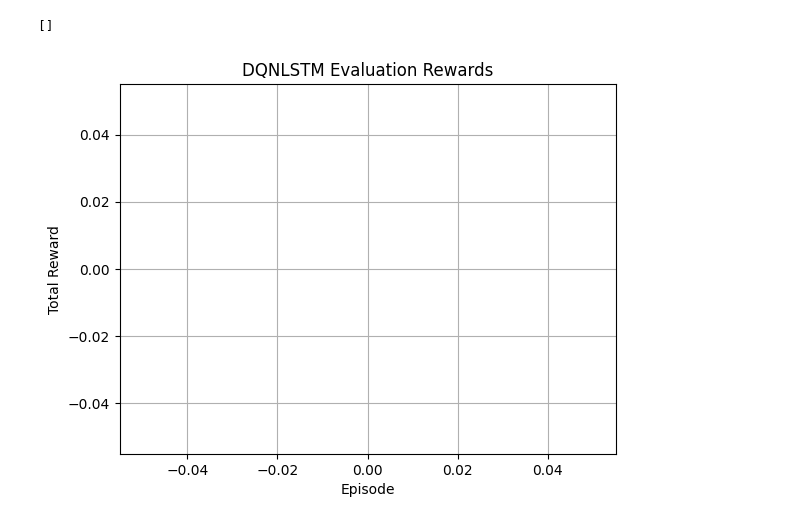
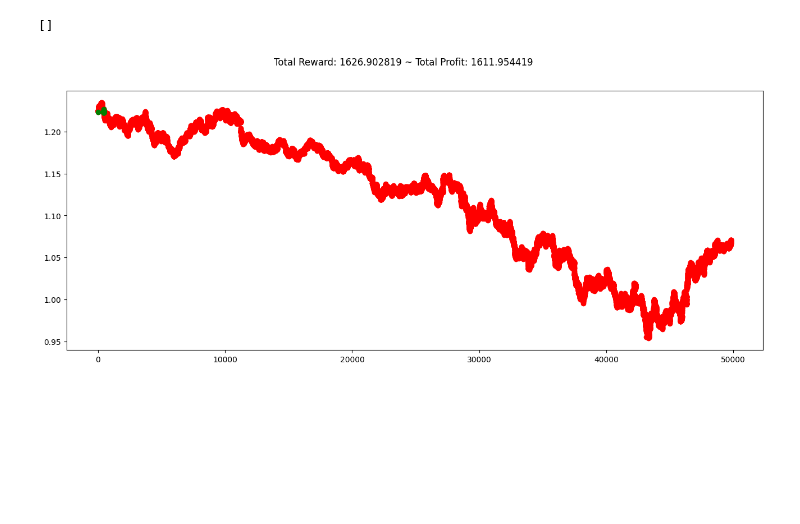
Before and after one commit to Suraj6E/EURUSD-DQN-LSTM, a Jupyter notebook: DQN-LSTM.ipynb, the cells around one changed output. Drawn from its saved outputs; the diff is of its cells as text; code cells hidden in the pictures; blank space fills up the shorter version.

```diff
--- a/DQN-LSTM.ipynb
+++ b/DQN-LSTM.ipynb
@@ -479,14 +479,9 @@ plt.show()
 all_infos
 # %% [output]
 []
-# %%
-
-# Plot the evaluation rewards
-plt.plot(all_infos)
-plt.xlabel('Episode')
-plt.ylabel('Total Reward')
-plt.title('DQNLSTM Evaluation Rewards')
-plt.grid(True)
-plt.show()
-# %% [output]
-[figure, removed]
+# %%
+plt.figure(figsize=(16, 6))
+env.unwrapped.render_all()
+plt.show()
+# %% [output]
+[figure, added]
```
Also changed, not shown: 1 other file.
